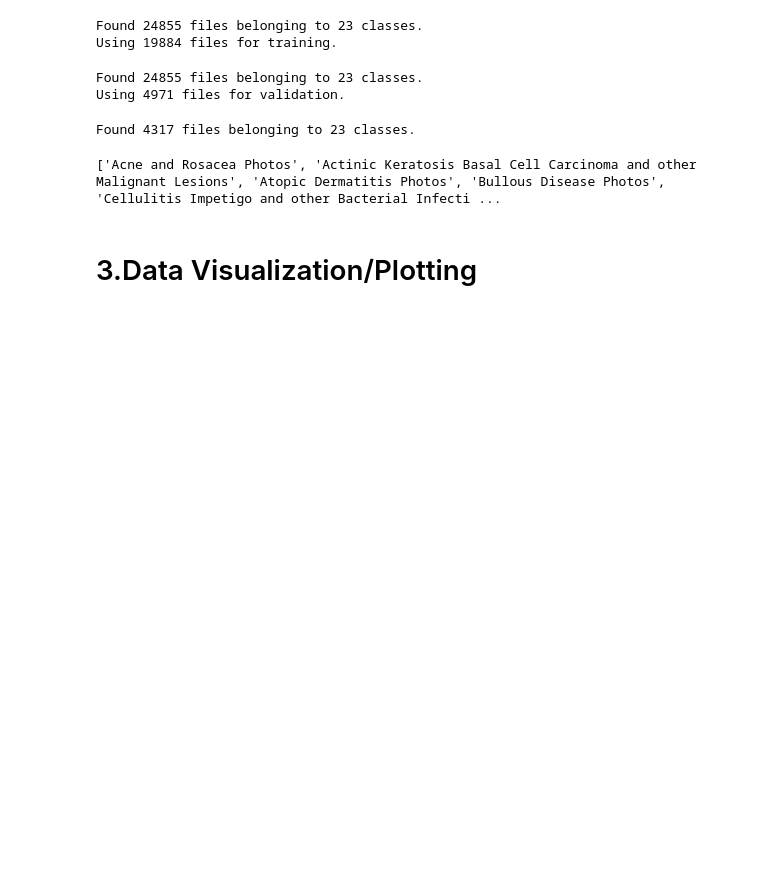
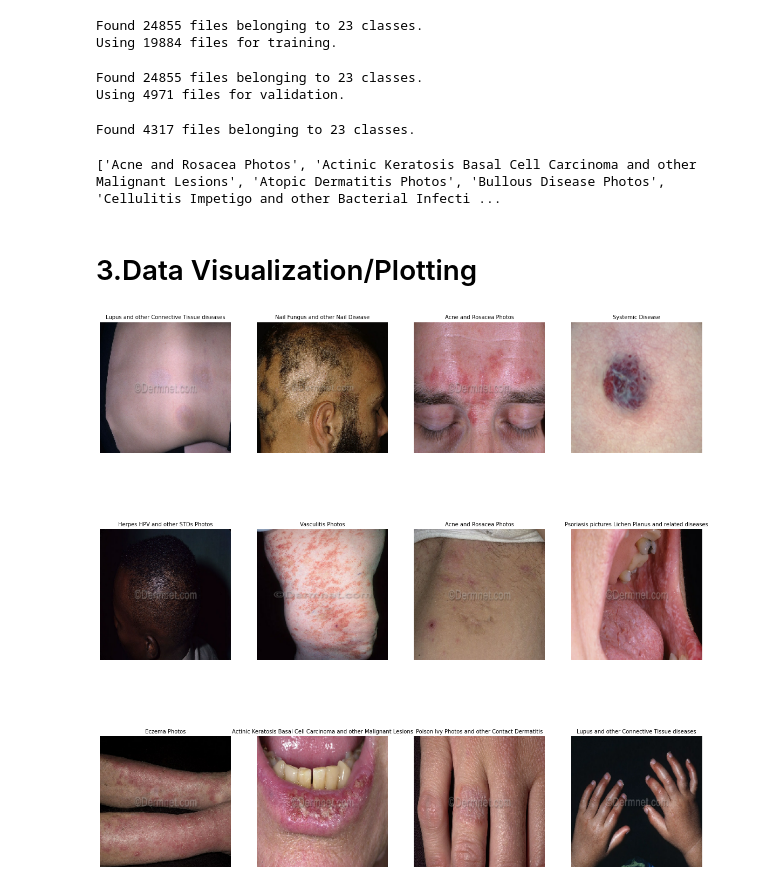
Before and after one commit to adnaan619/Dev-V, a Jupyter notebook: Model/Transfer learning_dermnet.ipynb, the cells around one changed output. Cells and saved outputs as stored; diff of their text form; code cells hidden in the pictures; blank space fills up the shorter version.

Commit message:
Data visualization

```diff
--- a/Model/Transfer learning_dermnet.ipynb
+++ b/Model/Transfer learning_dermnet.ipynb
@@ -58,3 +58,14 @@ print(class_names)
 ['Acne and Rosacea Photos', 'Actinic Keratosis Basal Cell Carcinoma and other Malignant Lesions', 'Atopic Dermatitis Photos', 'Bullous Disease Photos', 'Cellulitis Impetigo and other Bacterial Infecti ...
 # %% [markdown]
 # 3.Data Visualization/Plotting
+# %%
+#using matplotlib to visualize the images in the dataset
+plt.figure(figsize = (20,20))#setting the size images in plot only
+for images, labels in train_ds.take(1):#looping through the dataset
+   for i in range(12):
+     ax = plt.subplot(3,4,i+1)
+     plt.imshow(images[i].numpy().astype("uint8"))
+     plt.title(class_names[labels[i]],fontsize = 10)
+     plt.axis("off")
+# %% [output]
+[figure, added]
```
